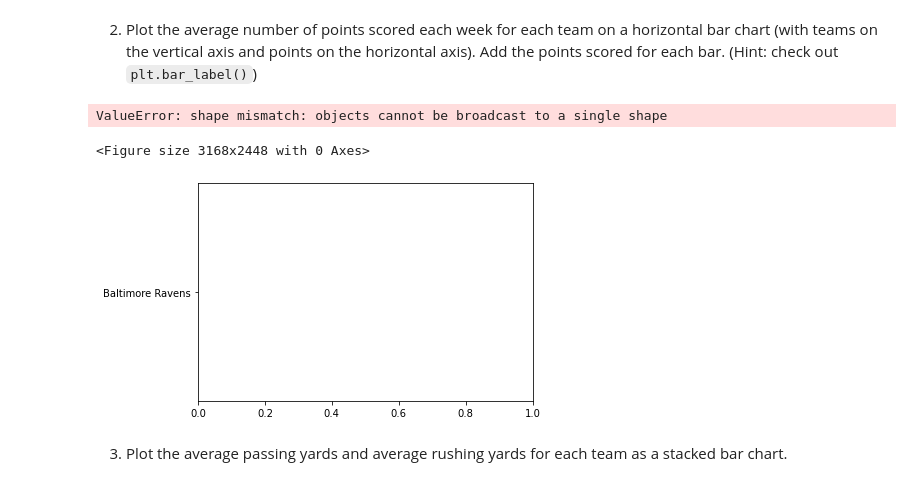
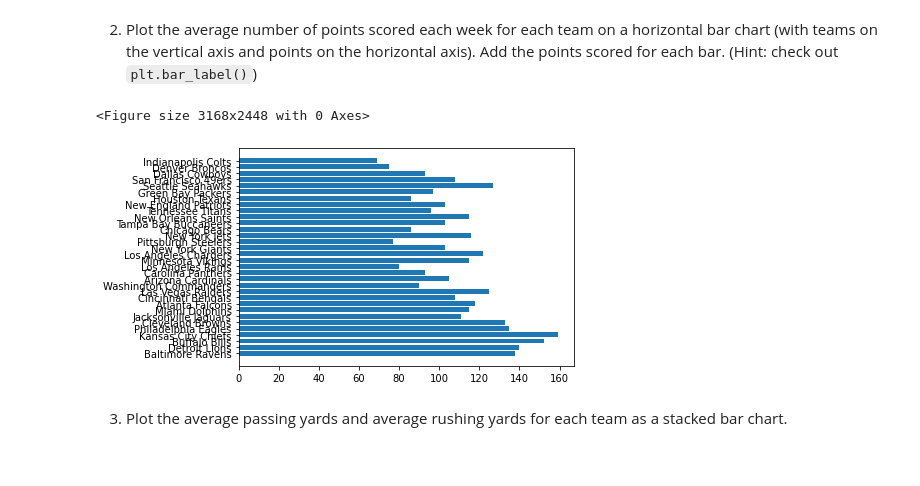
Before and after one commit to kayleeodom/cis277-fa22-Lab5, a Jupyter notebook: Lab5.ipynb, the cells around one changed output. Saved outputs shown, nothing was run; the diff lists cells and outputs as text; code cells hidden in the pictures.

```diff
--- a/Lab5.ipynb
+++ b/Lab5.ipynb
@@ -55,24 +55,23 @@ Index(['rank', 'team', 'games', 'points_scored', 'total_yards',
 # %% [markdown]
 2. Plot the average number of points scored each week for each team on a horizontal bar chart (with teams on the vertical axis and points on the horizontal axis). Add the points scored for each bar. (Hint: check out `plt.bar_label()`)
 # %%
-plt.figure(figsize=(44, 34))
+plt.figure(figsize=(12, 12))
 
+barhplot = plt.barh(nfl_team.Name, nfl_team.ID)
 avg_num = df.groupby("team").points_scored.mean()
 avg_num
-#plt.barh(nfl_team.Name, nfl_team.ID)
 #plt.title("Average number of Points")
 #plt.xlabel("Points")
 #plt.ylabel("Teams")
 #plt.show()
 fig, ax = plt.subplots()
-ax.barh(df.team, avg_num, linewidth=1)
+ax.barh(df.team, df.points_scored, linewidth=1)
 #plt.bar_label(barhplot, labels = "size")
 #barhplot
 plt.show()
 # %% [output]
-ValueError: shape mismatch: objects cannot be broadcast to a single shape
+<Figure size 3168x2448 with 0 Axes>
-<Figure size 3168x2448 with 0 Axes>
-[figure, old version]
+[figure, new version]
 # %% [markdown]
 3. Plot the average passing yards and average rushing yards for each team as a stacked bar chart.
 # %%
```
Also changed, not shown: parts of 7 cells of this notebook.
